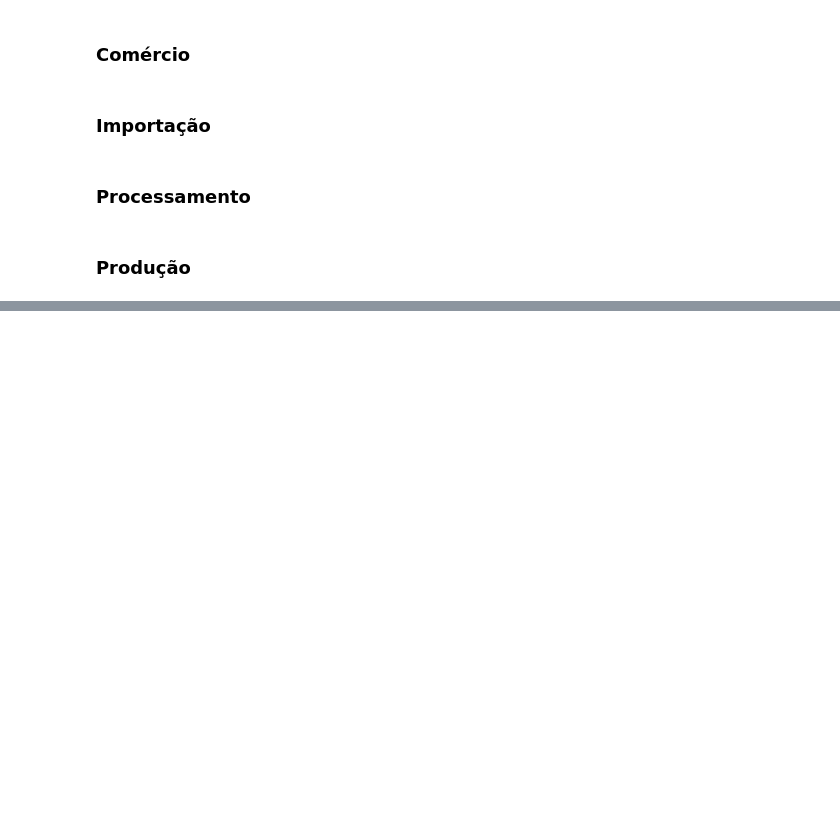
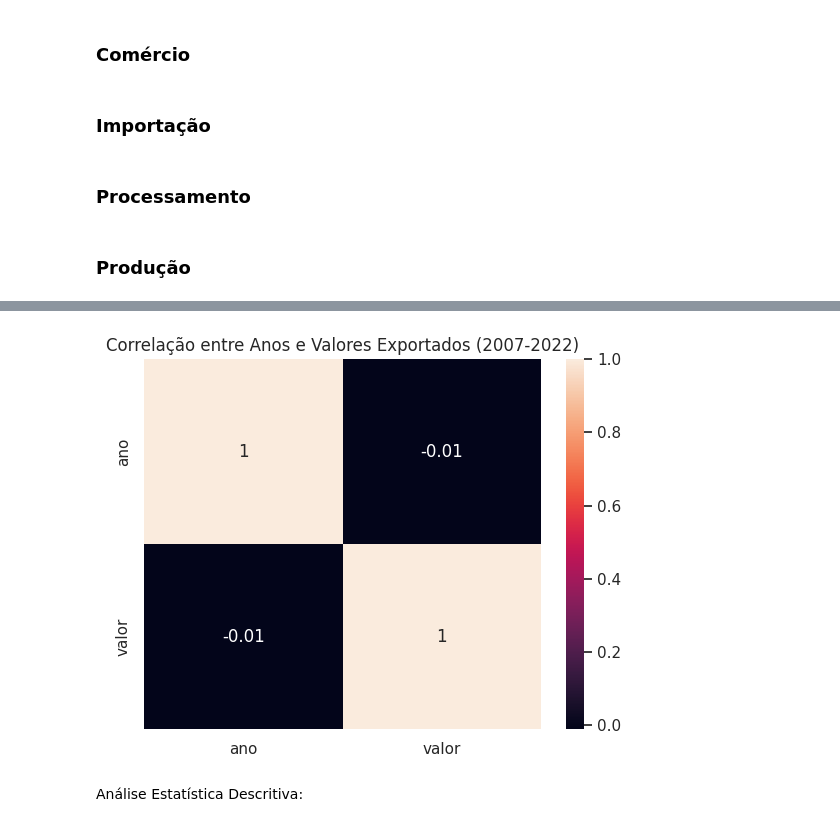
Before and after one commit to nineteens/tech-challenges, a Jupyter notebook: projetos/vinho/analise_exploratoria.ipynb, the cells around one changed output, grey strips where cells are left out. Saved outputs shown, nothing was run; the diff lists cells and outputs as text; code cells hidden in the pictures; blank space fills up the shorter version.

```diff
--- a/projetos/vinho/analise_exploratoria.ipynb
+++ b/projetos/vinho/analise_exploratoria.ipynb
@@ -78,0 +151,9 @@ df_comercio.head()
+# %%
+corr_matrix = df_ultimos_15_anos[['ano', 'valor']].corr()
+sns.heatmap(corr_matrix, annot=True)
+plt.title('Correlação entre Anos e Valores Exportados (2007-2022)')
+plt.show()
+# %% [output]
+[figure, added]
+# %% [markdown]
+Análise Estatística Descritiva:
```
Also changed, not shown: parts of 16 cells of this notebook, 1 other file.
